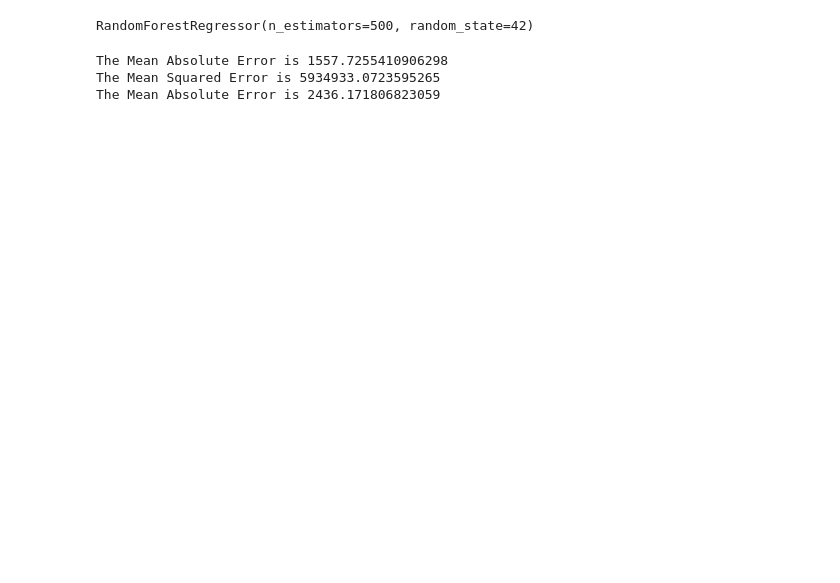
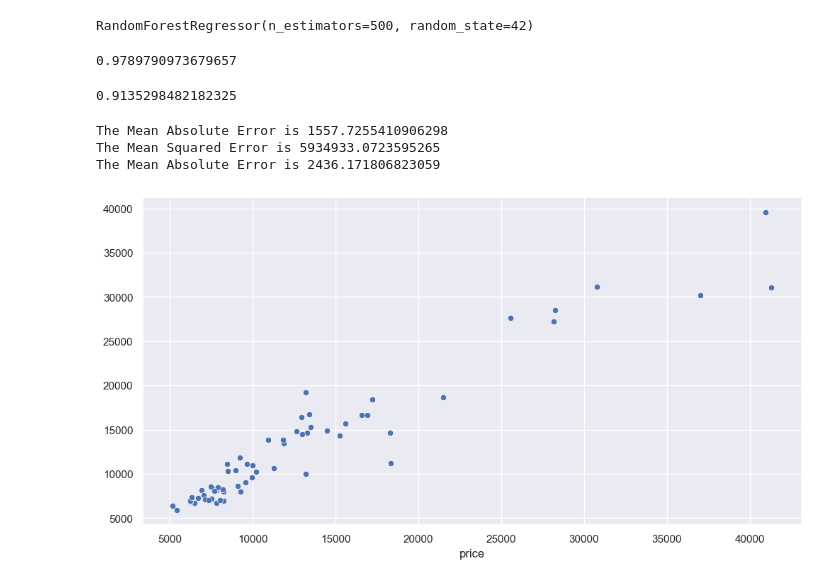
Before and after one commit to lucianawaka/ml_studies, a Jupyter notebook: Udemy/Complete Data Science and Machine Learning Bootcamp in Python/3. Decission Tree and Random Forest/Regression/Decision Tree and Random Forest Regression.ipynb, the cells around one changed output. Drawn from its saved outputs; the diff is of its cells as text; code cells hidden in the pictures; blank space fills up the shorter version.

```diff
--- a/Udemy/Complete Data Science and Machine Learning Bootcamp in Python/3. Decission Tree and Random Forest/Regression/Decision Tree and Random Forest Regression.ipynb
+++ b/Udemy/Complete Data Science and Machine Learning Bootcamp in Python/3. Decission Tree and Random Forest/Regression/Decision Tree and Random Forest Regression.ipynb
@@ -134,11 +134,24 @@ rf.fit(X_train, y_train)
 RandomForestRegressor(n_estimators=500, random_state=42)
 # %%
 rf_predictions = rf.predict(X_test)
+# %%
+rf.score(X_train, y_train)
+# %% [output]
+0.9789790973679657
+# %%
+rf.score(X_test, y_test)
+# %% [output]
+0.9135298482182325
+# %%
+print('The Mean Absolute Error is {}'.format(mean_absolute_error(y_test, rf_predictions)))
+print('The Mean Squared Error is {}'.format(mean_squared_error(y_test, rf_predictions)))
+print('The Mean Absolute Error is {}'.format(np.sqrt(mean_squared_error(y_test, rf_predictions))))
+# %% [output]
+The Mean Absolute Error is 1557.7255410906298
+The Mean Squared Error is 5934933.0723595265
+The Mean Absolute Error is 2436.171806823059
 # %%
-print('The Mean Absolute Error is {}'.format(mean_absolute_error(y_test, rf_predictions)))
-print('The Mean Squared Error is {}'.format(mean_squared_error(y_test, rf_predictions)))
-print('The Mean Absolute Error is {}'.format(np.sqrt(mean_squared_error(y_test, rf_predictions))))
+plt.figure(figsize=(12,6))
+sns.scatterplot(x=y_test, y=rf_predictions);
 # %% [output]
-The Mean Absolute Error is 1557.7255410906298
-The Mean Squared Error is 5934933.0723595265
-The Mean Absolute Error is 2436.171806823059
+[figure, added]
```
Also changed, not shown: parts of 15 cells of this notebook, 1 other file.
